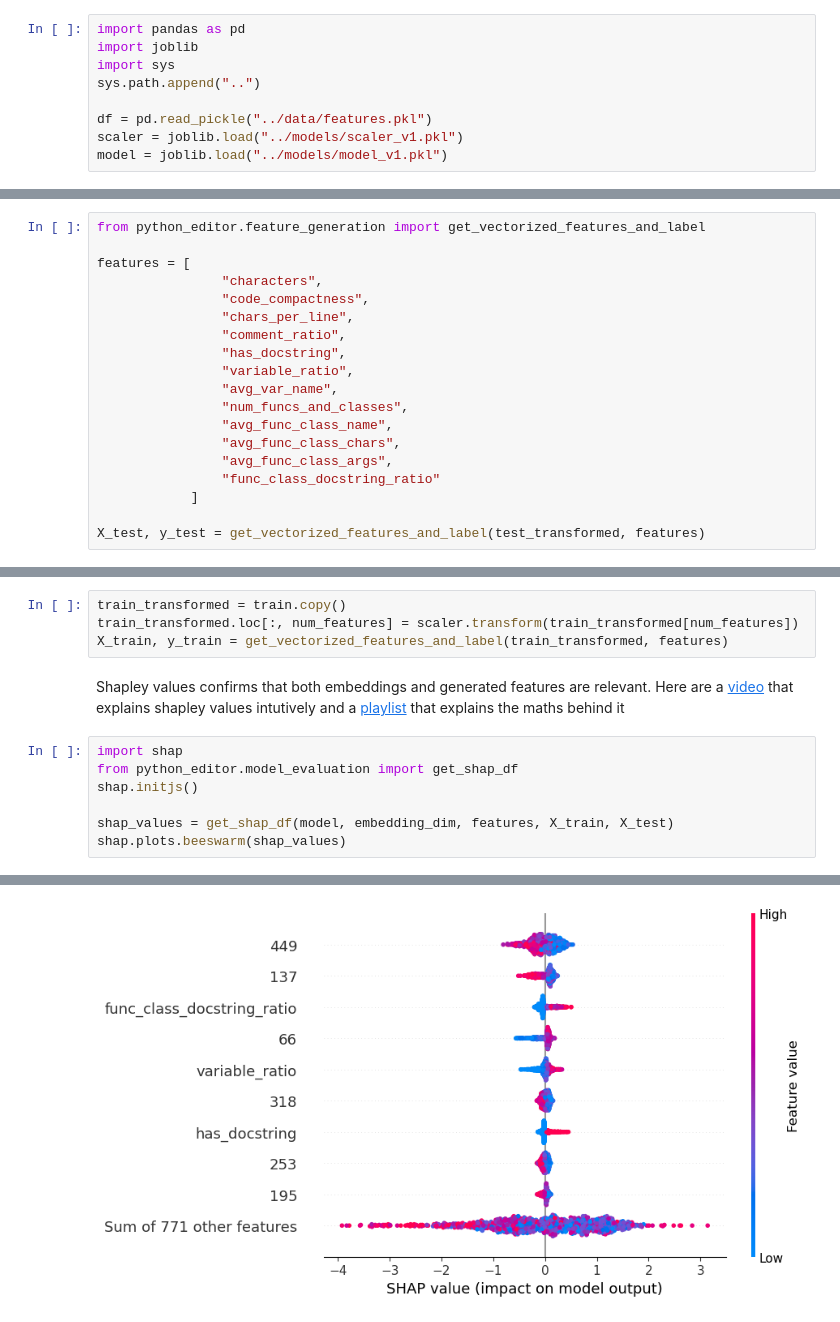
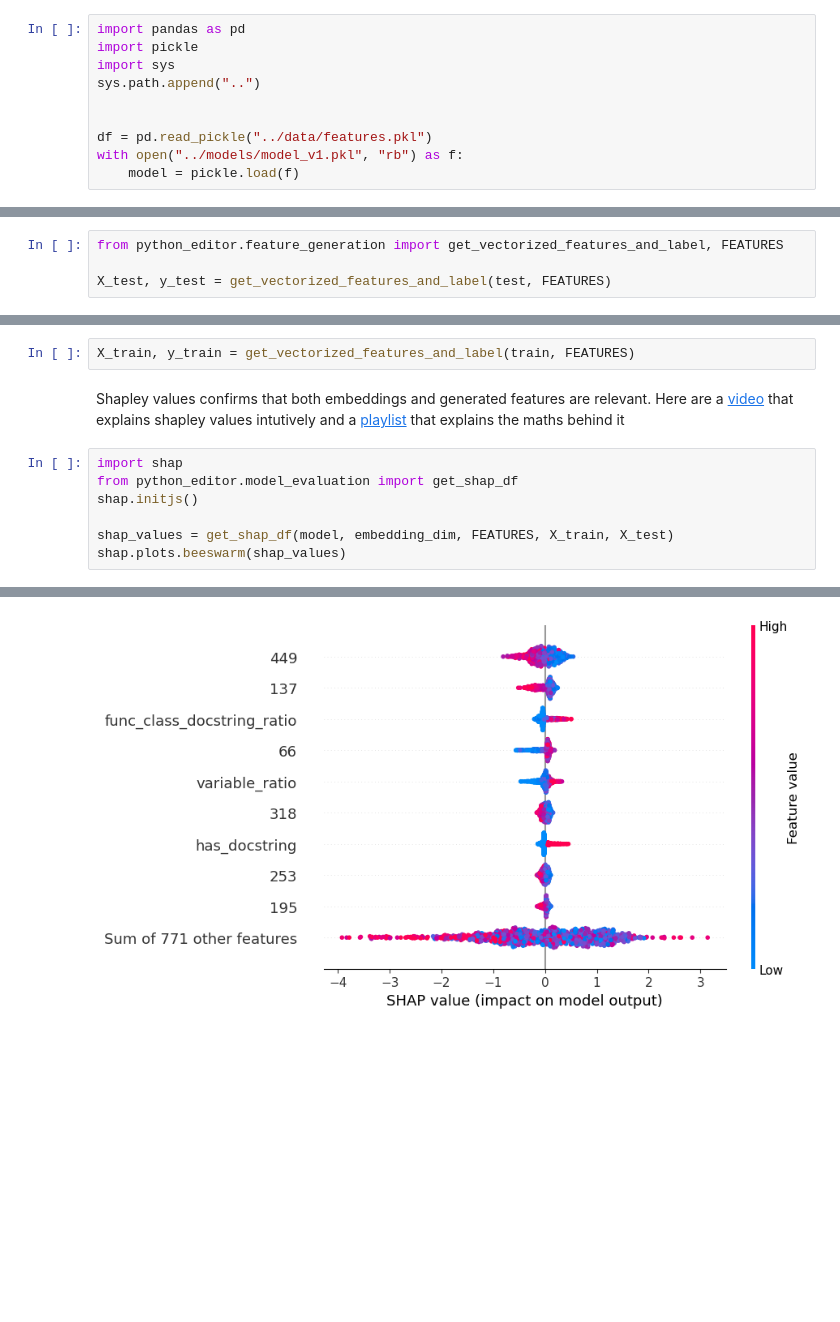
Before and after one commit to n-zalok/Python-Editor, a Jupyter notebook: notebooks/model_evaluation.ipynb, the cells around one changed output, grey strips where cells are left out. Drawn from its saved outputs; the diff is of its cells as text; blank space fills up the shorter version.

Commit message:
re-training model_v1 without feature scaling because tree models do not need it

```diff
--- a/notebooks/model_evaluation.ipynb
+++ b/notebooks/model_evaluation.ipynb
@@ -3,12 +3,13 @@ Load data, scaler and model
 # %%
 import pandas as pd
-import joblib
+import pickle
 import sys
 sys.path.append("..")
 
+
 df = pd.read_pickle("../data/features.pkl")
-scaler = joblib.load("../models/scaler_v1.pkl")
-model = joblib.load("../models/model_v1.pkl")
+with open("../models/model_v1.pkl", "rb") as f:
+    model = pickle.load(f)
 # %% [markdown]
 Prepare the data
 # %%
@@ -35,22 +19,7 @@ test_transformed.loc[:, num_features] = scaler.transform(test_transformed[num_fe
 # %%
-from python_editor.feature_generation import get_vectorized_features_and_label
+from python_editor.feature_generation import get_vectorized_features_and_label, FEATURES
 
-features = [
-                "characters",
-                "code_compactness",
-                "chars_per_line",
-                "comment_ratio",
-                "has_docstring",
-                "variable_ratio",
-                "avg_var_name",
-                "num_funcs_and_classes",
-                "avg_func_class_name",
-                "avg_func_class_chars",
-                "avg_func_class_args",
-                "func_class_docstring_ratio"
-            ]
-
-X_test, y_test = get_vectorized_features_and_label(test_transformed, features)
+X_test, y_test = get_vectorized_features_and_label(test, FEATURES)
 # %% [markdown]
 Get predictions
 # %%
@@ -169,18 +144,16 @@ importance_df.head(10)
 | 244 | 244 | 0.009185 |
 | 772 | has_docstring | 0.008160 |
 # %%
-train_transformed = train.copy()
-train_transformed.loc[:, num_features] = scaler.transform(train_transformed[num_features])
-X_train, y_train = get_vectorized_features_and_label(train_transformed, features)
+X_train, y_train = get_vectorized_features_and_label(train, FEATURES)
 # %% [markdown]
 Shapley values confirms that both embeddings and generated features are relevant. Here are a [video](https://youtu.be/NBg7YirBTN8?si=se9qccwpeFOoNLoF) that explains shapley values intutively and a [playlist](https://www.youtube.com/playlist?list=PLcrc6i6xwaQSw8553tgt1p8XOMFEdQCbl) that explains the maths behind it
 # %%
 import shap
 from python_editor.model_evaluation import get_shap_df
 shap.initjs()
 
-shap_values = get_shap_df(model, embedding_dim, features, X_train, X_test)
+shap_values = get_shap_df(model, embedding_dim, FEATURES, X_train, X_test)
 shap.plots.beeswarm(shap_values)
 # %% [output]
 [interactive output not drawn]
-[figure, old version]
+[figure, new version]
```
Also changed, not shown: parts of 8 cells of this notebook, 5 other files.
